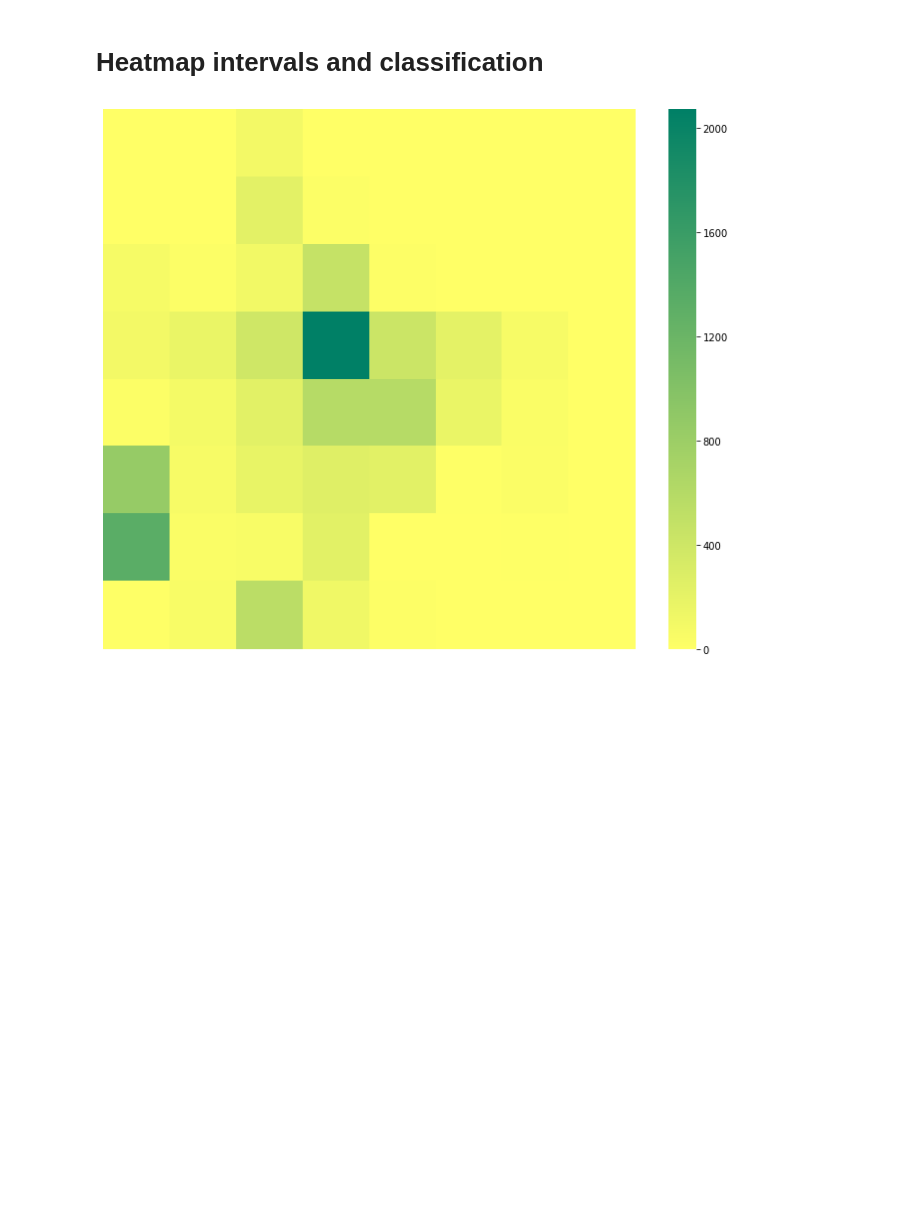
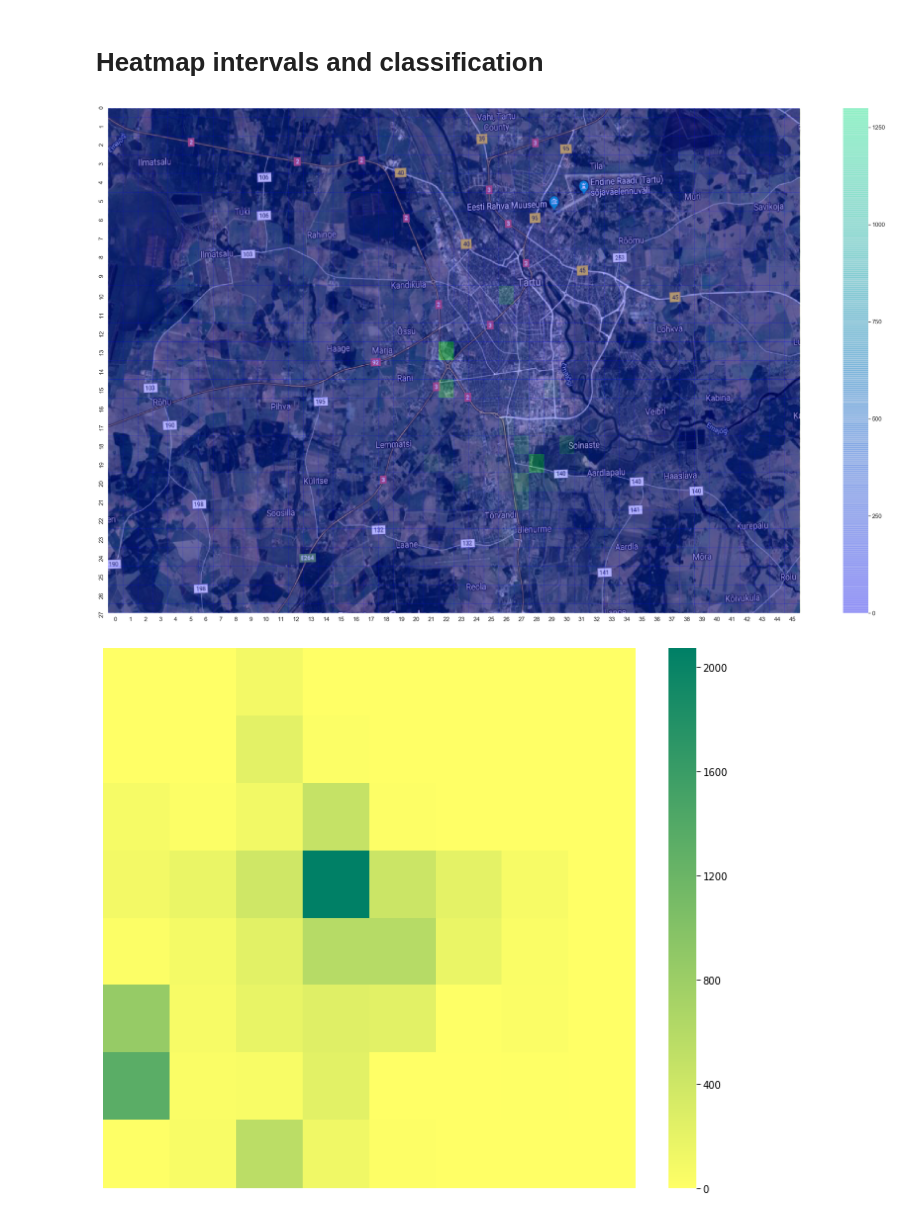
Before and after one commit to karlmartitoots/DataScienceProject, a Jupyter notebook: Data science project.ipynb, the cells around one changed output. Drawn from its saved outputs; the diff is of its cells as text; code cells hidden in the pictures; blank space fills up the shorter version.

Commit message:
Made heatmap with almost accurate coordinates

```diff
--- a/Data science project.ipynb
+++ b/Data science project.ipynb
@@ -324,3 +324,6 @@ rf2.score(X_val, y_val)
 0.09926287939755386
 # %% [markdown]
 # Heatmap intervals and classification
+# %%
+# violations for whole time range in specific coordinate box
+viocount_percoord = police_df.groupby(['Avg_x', 'Avg_y']).count()['JuhtumId']
@@ -327,45 +355,38 @@ rf2.score(X_val, y_val)
 # %%
 # add alpha (transparency) to a colormap
-import matplotlib.cm from matplotlib.colors
-import LinearSegmentedColormap
-wd = matplotlib.cm.winter._segmentdata # only has r,g,b
-wd['alpha'] =  ((0.0, 0.0, 0.3),
-               (0.3, 0.3, 1.0),
-               (1.0, 1.0, 1.0))
+from matplotlib import image
+from matplotlib.colors import LinearSegmentedColormap
+import seaborn as sns
+import numpy.random as random
+plt.rcParams['figure.figsize'] = 40, round(40 * x_len / y_len)
+sns.set(font_scale=1.4)
 
 # modified colormap with changing alpha
 al_winter = LinearSegmentedColormap('AlphaWinter', wd)
 
-# get the map image as an array so we can plot it
-import matplotlib.image as mpimg
-map_img = mpimg.imread('tunis.png')
-
-# making and plotting heatmap
-import numpy.random as random
-heatmap_data = random.rand(8,9)
-
-import seaborn as sns
-sns.set()
+# get the map image as array to be able to plot it
+map_img = image.imread('gmaps_tartu.png')
 
 hmax = sns.heatmap(heatmap_data,
-            #cmap = al_winter, # this worked but I didn't like it
-            cmap = matplotlib.cm.winter,
-            alpha = 0.5, # whole heatmap is translucent
-            annot = True,
+            cmap = al_winter,
+            alpha = 0.3, # whole heatmap is translucent
+            annot = False, # display violation counts
             zorder = 2,
+            fmt = 'g', # change number formatting to not use scientific
             )
 
 # heatmap uses pcolormesh instead of imshow, so we can't pass through
 # extent as a kwarg, so we can't mmatch the heatmap to the map. Instead,
 # match the map to the heatmap:
 
 hmax.imshow(map_img,
           aspect = hmax.get_aspect(),
           extent = hmax.get_xlim() + hmax.get_ylim(),
           zorder = 1) #put the map under the heatmap
 
-from matplotlib.pyplot import show
-show()
+plt.show()
+# %% [output]
+[figure, added]
 # %%
 x_c = np.zeros((8, 1), dtype = int)
 y_c = np.zeros((1, 8), dtype = int)
```
Also changed, not shown: parts of 2 cells of this notebook.
